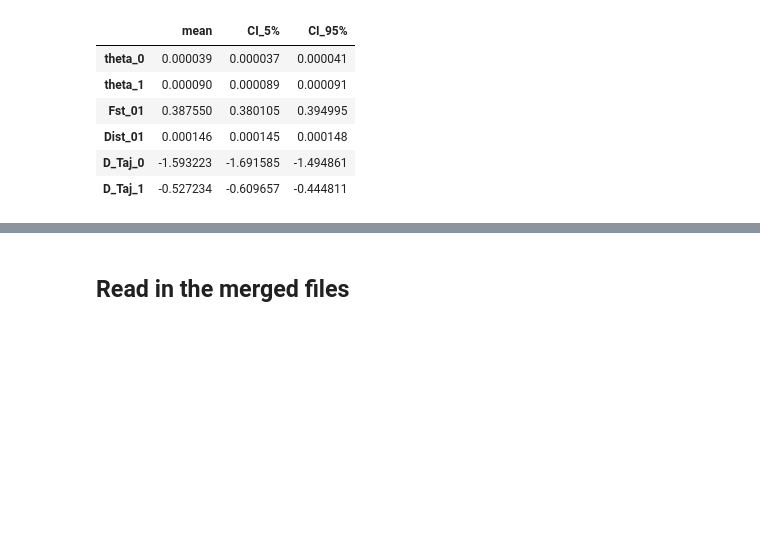
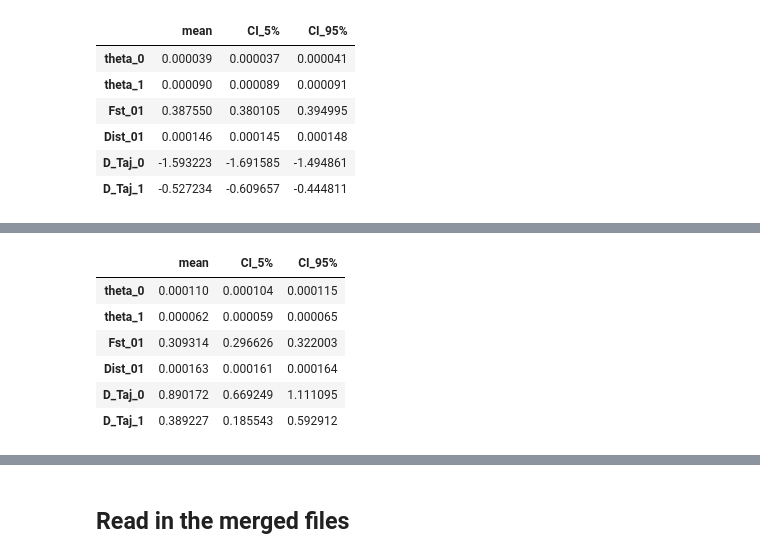
Before and after one commit to elissasoroj/shadie, a Jupyter notebook: shadie/notebooks/smallchrom-splits.ipynb, the cells around one changed output, grey strips where cells are left out. Saved outputs shown, nothing was run; the diff lists cells and outputs as text; code cells hidden in the pictures; blank space fills up the shorter version.

```diff
--- a/shadie/notebooks/smallchrom-splits.ipynb
+++ b/shadie/notebooks/smallchrom-splits.ipynb
@@ -135,0 +148,10 @@ merged_pterhetero.stats(sample=100)
+# %%
+merged_pterhetero3.stats(sample=50)
+# %% [output]
+|  | mean | CI_5% | CI_95% |
+| theta_0 | 0.000110 | 0.000104 | 0.000115 |
+| theta_1 | 0.000062 | 0.000059 | 0.000065 |
+| Fst_01 | 0.309314 | 0.296626 | 0.322003 |
+| Dist_01 | 0.000163 | 0.000161 | 0.000164 |
+| D_Taj_0 | 0.890172 | 0.669249 | 1.111095 |
+| D_Taj_1 | 0.389227 | 0.185543 | 0.592912 |
```
Also changed, not shown: parts of 24 cells of this notebook.
